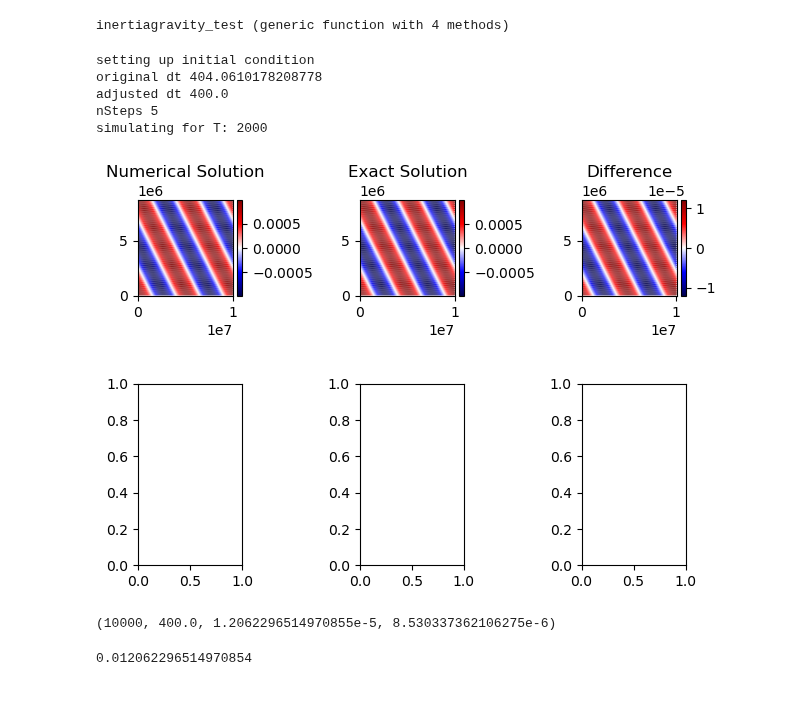
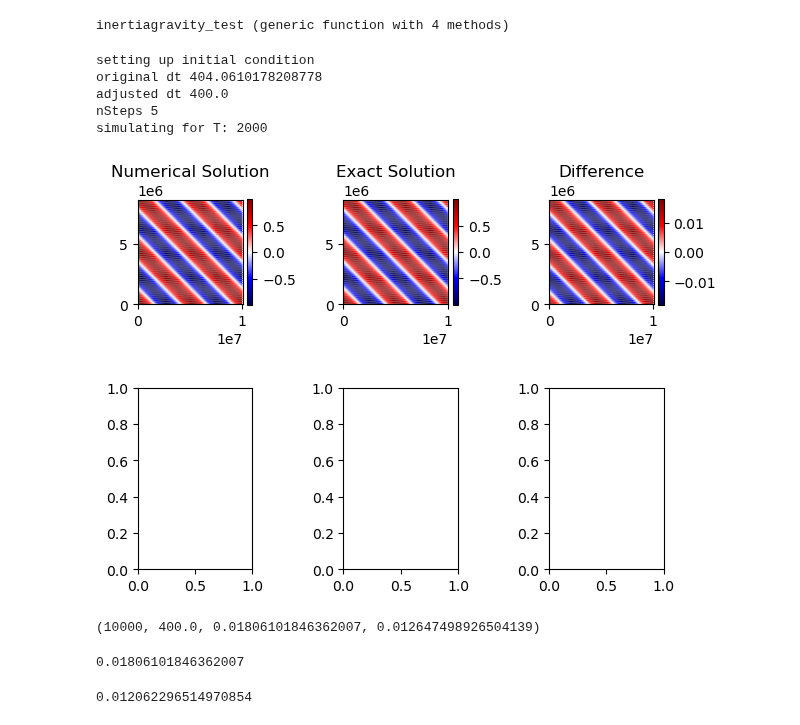
Before and after one commit to robertstrauss/MPAS_Ocean_Julia, a Jupyter notebook: InertiaGravityWaveConvergenceTest.ipynb, the cells around one changed output. Cells and saved outputs as stored; diff of their text form; code cells hidden in the pictures; blank space fills up the shorter version.

```diff
--- a/InertiaGravityWaveConvergenceTest.ipynb
+++ b/InertiaGravityWaveConvergenceTest.ipynb
@@ -23,7 +23,7 @@ using LinearAlgebra # for norm()
 import Dates
 using DelimitedFiles
 # %%
-function inertiagravity_test(mesh_directory, base_mesh_file_name, mesh_file_name, T, dt, nx=2, ny=1, etaHat=1e-3;
+function inertiagravity_test(mesh_directory, base_mesh_file_name, mesh_file_name, T, dt, nx=2, ny=2, etaHat=1e0;
         plot=false, nvlevels=1)
     mpasOcean = MPAS_Ocean(mesh_directory,base_mesh_file_name,mesh_file_name, periodicity="Periodic", nvlevels=nvlevels)
 #     fixAngleEdge2!(mpasOcean)
@@ -117,18 +117,22 @@ inertiagravity_test (generic function with 4 methods)
 # %%
 T = 2000
 nCellsX = 64
-etaHat = 1e-3
+etaHat = 1e0
 nCells, dt, MaxErrorNorm, L2ErrorNorm = inertiagravity_test(
     CODE_ROOT * "InertiaGravityWaveMesh",
-    "base_mesh.nc", "mesh.nc", T, 75, 2, 1, etaHat, plot=true, nvlevels=1)
+    "base_mesh.nc", "mesh.nc", T, 75, 2, 2, etaHat, plot=true, nvlevels=1)
 # %% [output]
 setting up initial condition
 original dt 404.0610178208778
 adjusted dt 400.0
 nSteps 5
 simulating for T: 2000
-[figure, old version]
+[figure, new version]
-(10000, 400.0, 1.2062296514970855e-5, 8.530337362106275e-6)
+(10000, 400.0, 0.01806101846362007, 0.012647498926504139)
+# %%
+MaxErrorNorm/etaHat
+# %% [output]
+0.01806101846362007
 # %%
 MaxErrorNorm/etaHat
 # %% [output]
```
Also changed, not shown: parts of 8 cells of this notebook, 26 other files.
